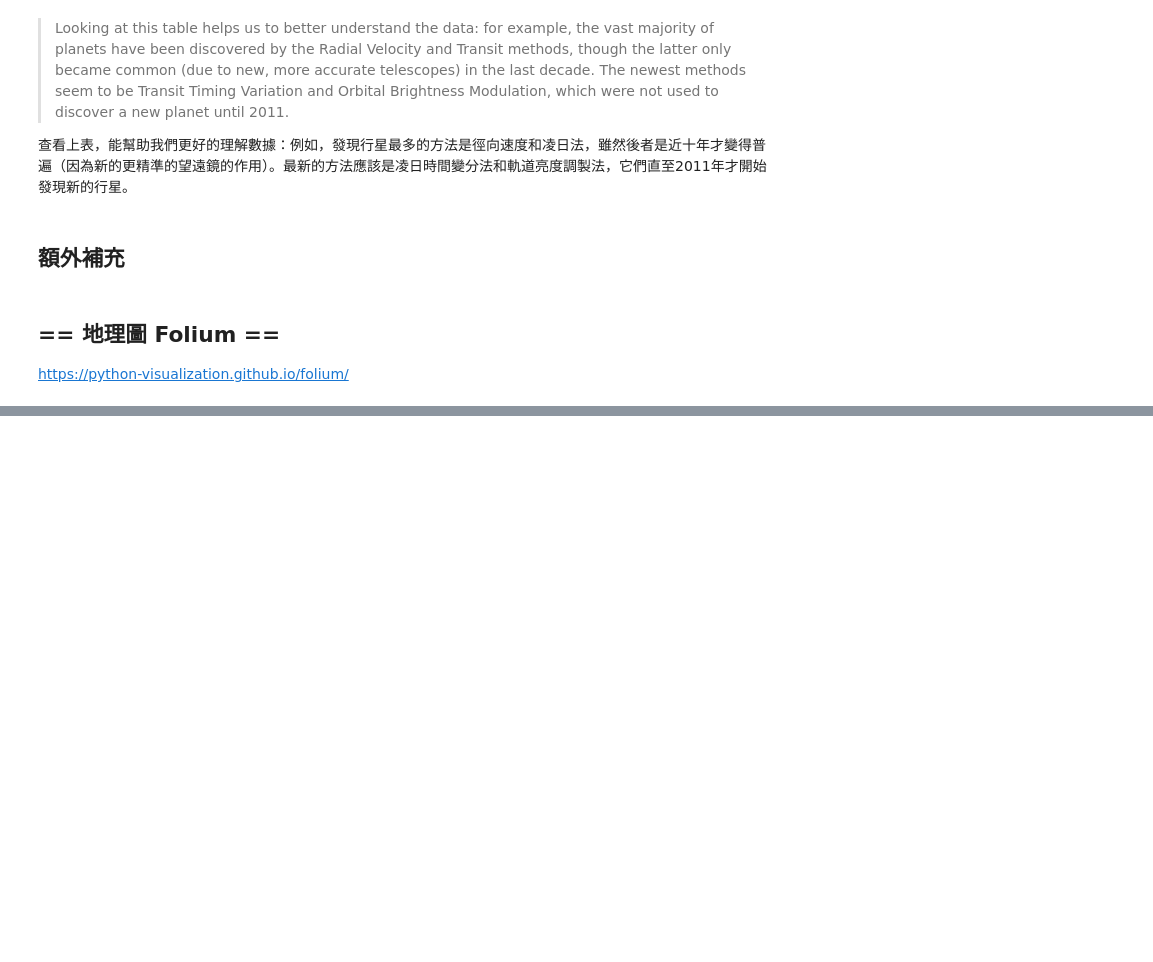
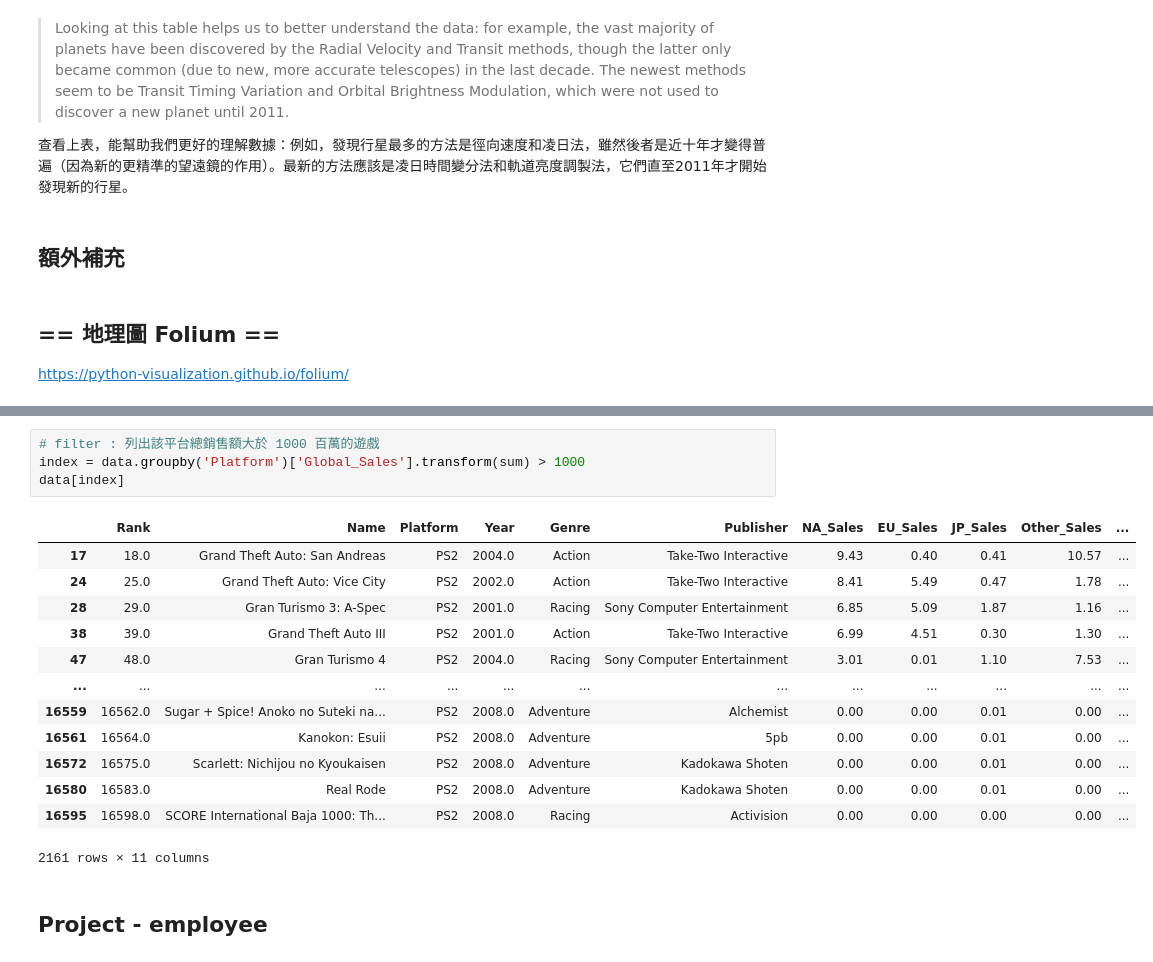
Before and after one commit to juck30808/juck30808, a Jupyter notebook: 03.05-Aggregation-and-Grouping.ipynb, the cells around one changed output, grey strips where cells are left out. Drawn from its saved outputs; the diff is of its cells as text; blank space fills up the shorter version.

```diff
--- a/03.05-Aggregation-and-Grouping.ipynb
+++ b/03.05-Aggregation-and-Grouping.ipynb
@@ -685,0 +1342,20 @@ display(m)
+# %%
+# filter : 列出該平台總銷售額大於 1000 百萬的遊戲
+index = data.groupby('Platform')['Global_Sales'].transform(sum) > 1000
+data[index]
+# %% [output]
+|  | Rank | Name | Platform | Year | Genre | Publisher | NA_Sales | EU_Sales | JP_Sales | Other_Sales | ... |
+| 17 | 18.0 | Grand Theft Auto: San Andreas | PS2 | 2004.0 | Action | Take-Two Interactive | 9.43 | 0.40 | 0.41 | 10.57 | ... |
+| 24 | 25.0 | Grand Theft Auto: Vice City | PS2 | 2002.0 | Action | Take-Two Interactive | 8.41 | 5.49 | 0.47 | 1.78 | ... |
+| 28 | 29.0 | Gran Turismo 3: A-Spec | PS2 | 2001.0 | Racing | Sony Computer Entertainment | 6.85 | 5.09 | 1.87 | 1.16 | ... |
+| 38 | 39.0 | Grand Theft Auto III | PS2 | 2001.0 | Action | Take-Two Interactive | 6.99 | 4.51 | 0.30 | 1.30 | ... |
+| 47 | 48.0 | Gran Turismo 4 | PS2 | 2004.0 | Racing | Sony Computer Entertainment | 3.01 | 0.01 | 1.10 | 7.53 | ... |
+| ... | ... | ... | ... | ... | ... | ... | ... | ... | ... | ... | ... |
+| 16559 | 16562.0 | Sugar + Spice! Anoko no Suteki na... | PS2 | 2008.0 | Adventure | Alchemist | 0.00 | 0.00 | 0.01 | 0.00 | ... |
+| 16561 | 16564.0 | Kanokon: Esuii | PS2 | 2008.0 | Adventure | 5pb | 0.00 | 0.00 | 0.01 | 0.00 | ... |
+| 16572 | 16575.0 | Scarlett: Nichijou no Kyoukaisen | PS2 | 2008.0 | Adventure | Kadokawa Shoten | 0.00 | 0.00 | 0.01 | 0.00 | ... |
+| 16580 | 16583.0 | Real Rode | PS2 | 2008.0 | Adventure | Kadokawa Shoten | 0.00 | 0.00 | 0.01 | 0.00 | ... |
+| 16595 | 16598.0 | SCORE International Baja 1000: Th... | PS2 | 2008.0 | Racing | Activision | 0.00 | 0.00 | 0.00 | 0.00 | ... |
+2161 rows × 11 columns
+# %% [markdown]
+## Project - employee
```
Also changed, not shown: parts of 79 cells of this notebook, 47 other files.
